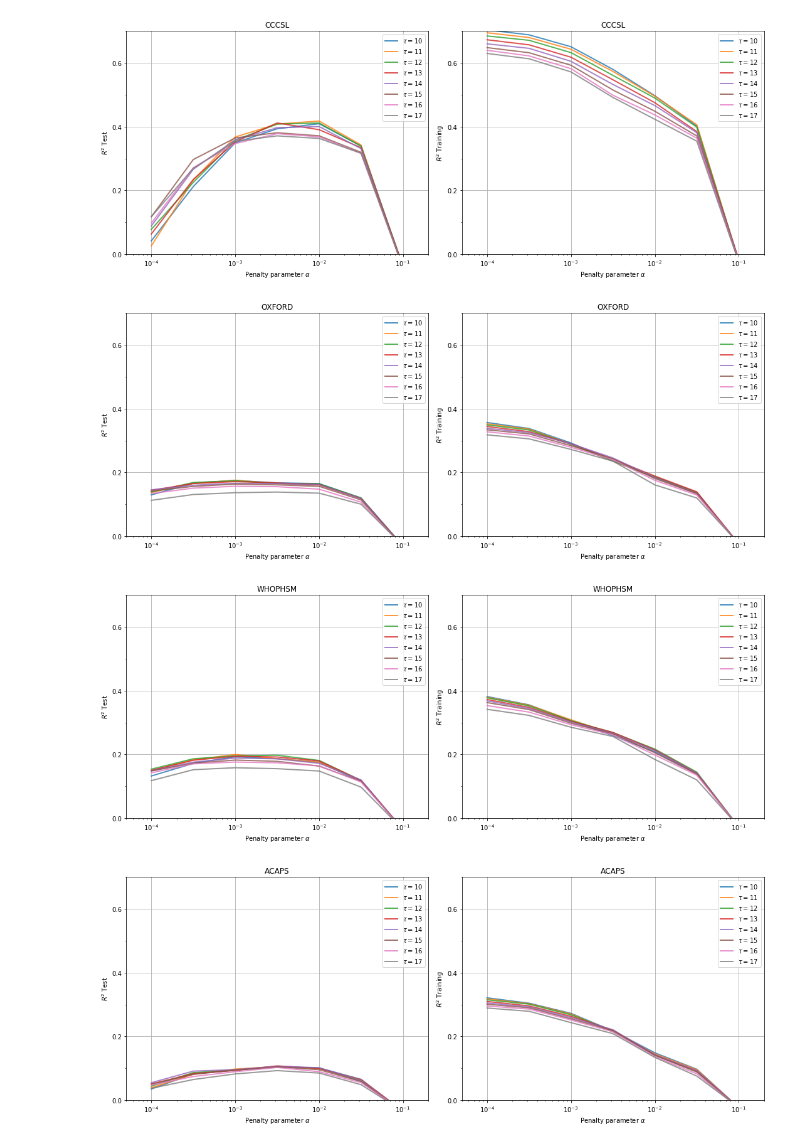
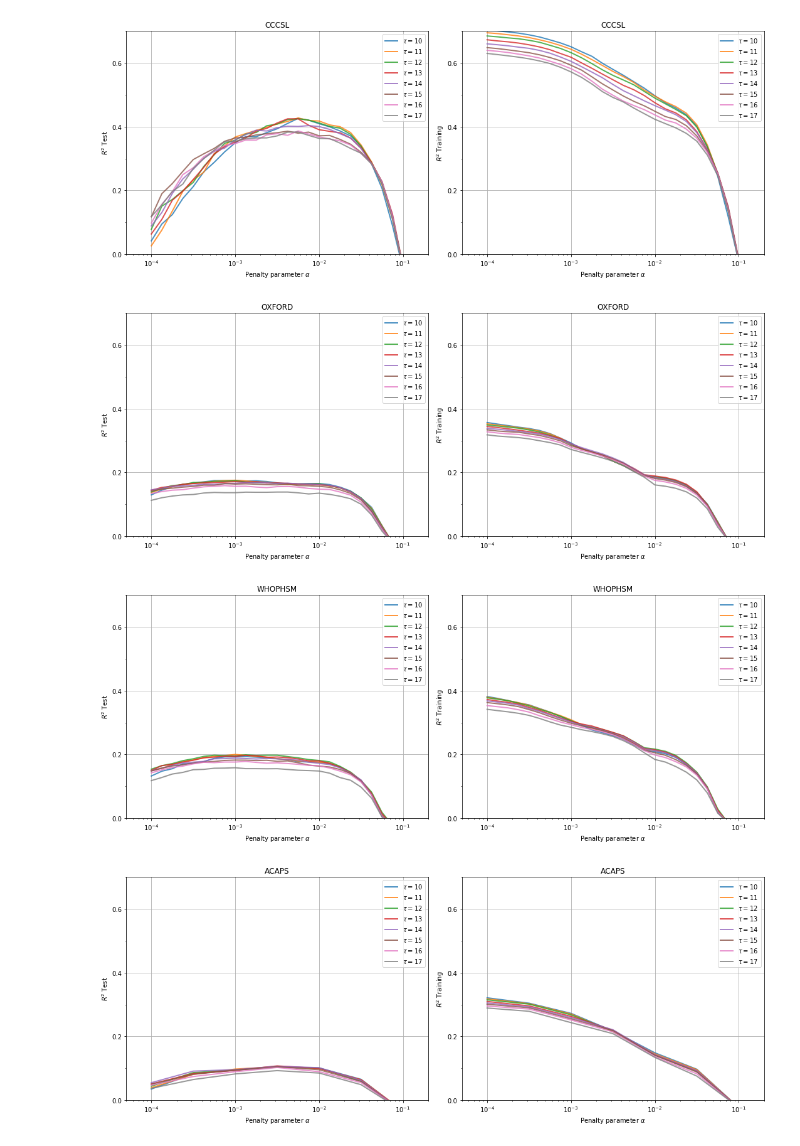
Before and after one commit to lukasgeyrhofer/corona, a Jupyter notebook: NPI measure effects.ipynb, the cells around one changed output. Drawn from its saved outputs; the diff is of its cells as text; code cells hidden in the pictures.

Commit message:
update with longer crossval

```diff
--- a/NPI measure effects.ipynb
+++ b/NPI measure effects.ipynb
@@ -66,23 +68,23 @@ cv_hitcovid.RunCV(shiftdaylist=shiftdaylist,alphalist = alphalist, crossvalcount
 # %%
-# rather load from external files
+# ... rather load from external files
 
-cv_cccsl = pickle.load(open('pickle/cv_cccsl_200823.pickle','rb'))
-cv_oxford = pickle.load(open('pickle/cv_oxford_200823.pickle','rb'))
-cv_whophsm = pickle.load(open('pickle/cv_whophsm_200823.pickle','rb'))
-cv_acaps = pickle.load(open('pickle/cv_acaps_200823.pickle','rb'))
-cv_coronanet = pickle.load(open('pickle/cv_coronanet_200823.pickle','rb'))
-cv_hitcovid = pickle.load(open('pickle/cv_hitcovid_200823.pickle','rb'))
+cv_cccsl     = pickle.load(open('pickle/cv_cccsl_200831.pickle','rb'))
+cv_oxford    = pickle.load(open('pickle/cv_oxford_200831.pickle','rb'))
+cv_whophsm   = pickle.load(open('pickle/cv_whophsm_200831.pickle','rb'))
+cv_acaps     = pickle.load(open('pickle/cv_acaps_200831.pickle','rb'))
+cv_coronanet = pickle.load(open('pickle/cv_coronanet_200831.pickle','rb'))
+cv_hitcovid  = pickle.load(open('pickle/cv_hitcovid_200831.pickle','rb'))
 # %%
-cv_cccsl.PlotCVresults(title = 'CCCSL', ylim = (0,.7), filename = 'lasso_crossvalidation_cccsl_200823.pdf', xlim = (1e-4/2,2e-1), ytics = .2, mytics =.1)
-cv_oxford.PlotCVresults(title = 'OXFORD', ylim=(0,.7), filename = 'lasso_crossvalidation_oxford_200823.pdf', xlim = (1e-4/2,2e-1), ytics = .2, mytics =.1)
-cv_whophsm.PlotCVresults(title = 'WHOPHSM', ylim=(0,.7), filename = 'lasso_crossvalidation_whophsm_200823.pdf', xlim = (1e-4/2,2e-1), ytics = .2, mytics =.1)
-cv_acaps.PlotCVresults(title = 'ACAPS', ylim=(0,.7), filename = 'lasso_crossvalidation_acaps_200823.pdf', xlim = (1e-4/2,2e-1), ytics = .2, mytics =.1)
-cv_coronanet.PlotCVresults(title = 'CORONANET', ylim=(0,.7), filename = 'lasso_crossvalidation_coronanet_200823.pdf', xlim = (1e-4/2,2e-1), ytics = .2, mytics =.1)
-cv_hitcovid.PlotCVresults(title = 'HITCOVID', ylim=(0,.7), filename = 'lasso_crossvalidation_hitcovid_200823.pdf', xlim = (1e-4/2,2e-1), ytics = .2, mytics =.1)
+cv_cccsl.PlotCVresults    (title = 'CCCSL',     ylim = (0,.7), filename = 'lasso_crossvalidation_cccsl_200831.pdf',     xlim = (1e-4/2,2e-1), ytics = .2, mytics =.1)
+cv_oxford.PlotCVresults   (title = 'OXFORD',    ylim = (0,.7), filename = 'lasso_crossvalidation_oxford_200831.pdf',    xlim = (1e-4/2,2e-1), ytics = .2, mytics =.1)
+cv_whophsm.PlotCVresults  (title = 'WHOPHSM',   ylim = (0,.7), filename = 'lasso_crossvalidation_whophsm_200831.pdf',   xlim = (1e-4/2,2e-1), ytics = .2, mytics =.1)
+cv_acaps.PlotCVresults    (title = 'ACAPS',     ylim = (0,.7), filename = 'lasso_crossvalidation_acaps_200831.pdf',     xlim = (1e-4/2,2e-1), ytics = .2, mytics =.1)
+cv_coronanet.PlotCVresults(title = 'CORONANET', ylim = (0,.7), filename = 'lasso_crossvalidation_coronanet_200831.pdf', xlim = (1e-4/2,2e-1), ytics = .2, mytics =.1)
+cv_hitcovid.PlotCVresults (title = 'HITCOVID',  ylim = (0,.7), filename = 'lasso_crossvalidation_hitcovid_200831.pdf',  xlim = (1e-4/2,2e-1), ytics = .2, mytics =.1)
 # %% [output]
-[figure, old version]
+[figure, new version]
 [figure]
-[figure, old version]
+[figure, new version]
 [figure]
 [figure]
 [figure]
```
Also changed, not shown: parts of 9 cells of this notebook.
